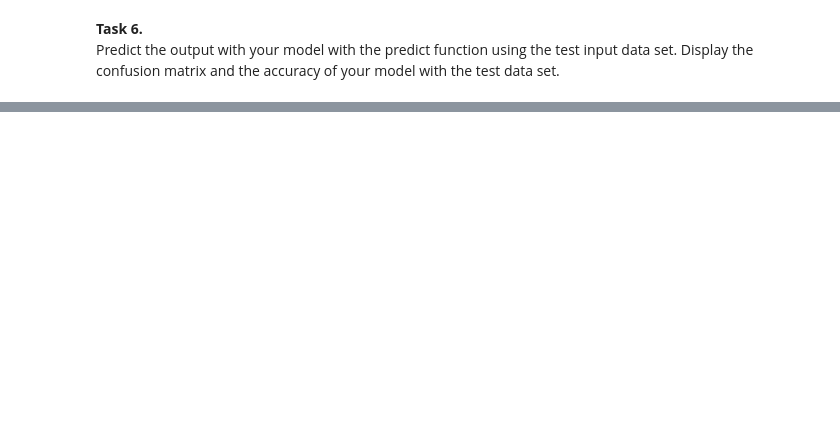
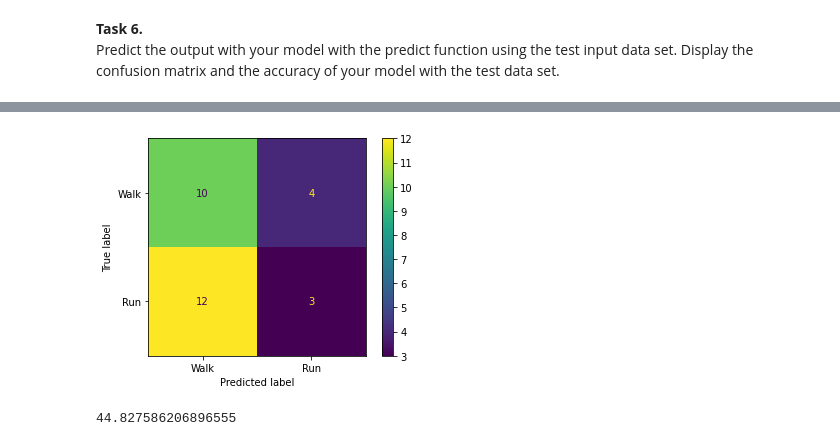
Before and after one commit to loujjj/Machine-Learning, a Jupyter notebook: PCT02.ipynb, the cells around one changed output, grey strips where cells are left out. Cells and saved outputs as stored; diff of their text form; code cells hidden in the pictures; blank space fills up the shorter version.

```diff
--- a/PCT02.ipynb
+++ b/PCT02.ipynb
@@ -128,3 +197,5 @@ Evaluate your model using the test data set. Display the loss function vs the nu
 Predict the output with your model with the predict function using the test input data set. Display the confusion matrix and the accuracy of your model with the test data set.
 # %%
 # Write your code here.
+prediction = model.predict(X_val)
+print(prediction)
@@ -130,0 +245,2 @@ Predict the output with your model with the predict function using the test inpu
+# %%
+cm = confusion_matrix(y_test.argmax(axis=1), prediction.argmax(axis=1))
@@ -130,0 +268,11 @@ Predict the output with your model with the predict function using the test inpu
+# %%
+disp = ConfusionMatrixDisplay(confusion_matrix=cm, display_labels = ['Walk', 'Run'])
+disp.plot()
+plt.show()
+# %% [output]
+[figure, added]
+# %%
+accuracy = 100*np.trace(cm)/np.sum(cm)
+print(accuracy)
+# %% [output]
+44.827586206896555
```
Also changed, not shown: parts of 18 cells of this notebook.
